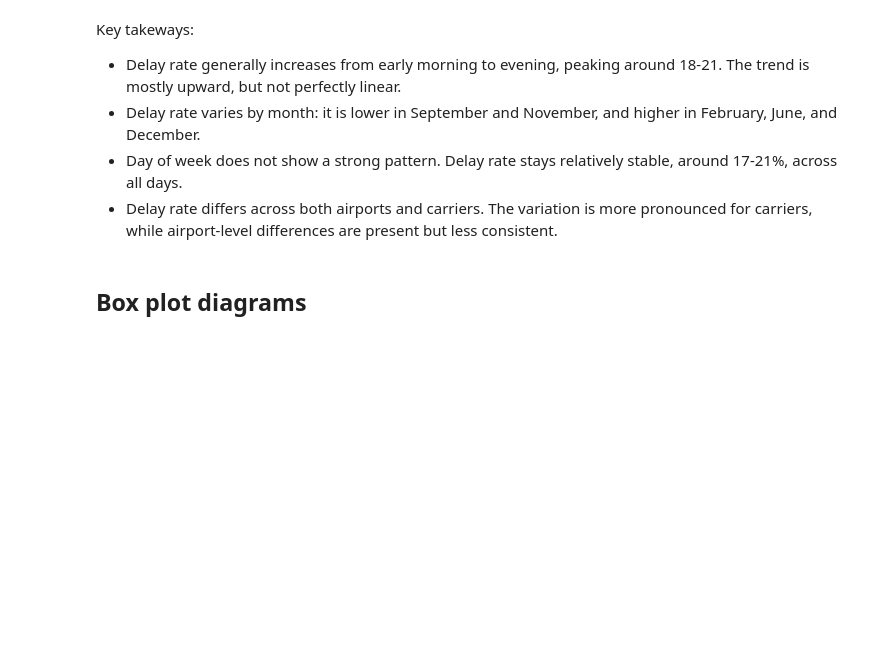
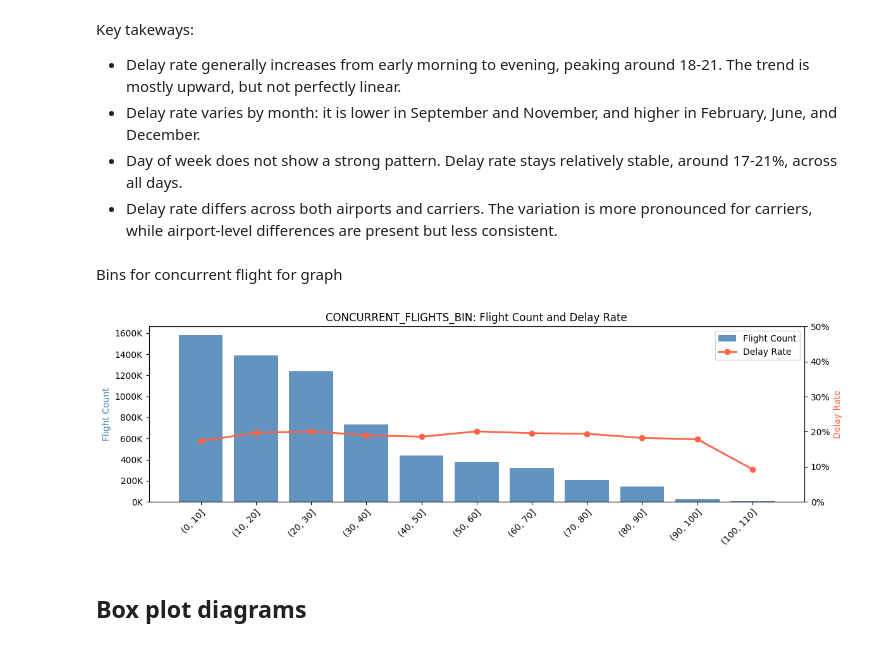
Before and after one commit to AlinaYakubova/ml-flight-felay-prediction, a Jupyter notebook: flight_delay_prediction.ipynb, the cells around one changed output. Saved outputs shown, nothing was run; the diff lists cells and outputs as text; code cells hidden in the pictures; blank space fills up the shorter version.

```diff
--- a/flight_delay_prediction.ipynb
+++ b/flight_delay_prediction.ipynb
@@ -250,6 +250,23 @@ Key takeways:
 - Delay rate varies by month: it is lower in September and November, and higher in February, June, and December.
 - Day of week does not show a strong pattern. Delay rate stays relatively stable, around 17-21%, across all days.
 - Delay rate differs across both airports and carriers. The variation is more pronounced for carriers, while airport-level differences are present but less consistent.
+# %% [markdown]
+Bins for concurrent flight for graph
+# %%
+bins = range(0, df["CONCURRENT_FLIGHTS"].max() + 10, 10)
+# %%
+df["CONCURRENT_FLIGHTS_BIN"] = pd.cut(
+    df["CONCURRENT_FLIGHTS"],
+    bins=bins
+)
+# %%
+plot_categorical_histogram(df,
+    col="CONCURRENT_FLIGHTS_BIN",
+    category_order=df["CONCURRENT_FLIGHTS_BIN"].cat.categories,
+    figsize=(12, 4)
+)
+# %% [output]
+[figure, added]
 # %% [markdown]
 ## Box plot diagrams
 # %% [markdown]
```
Also changed, not shown: parts of 7 cells of this notebook.
